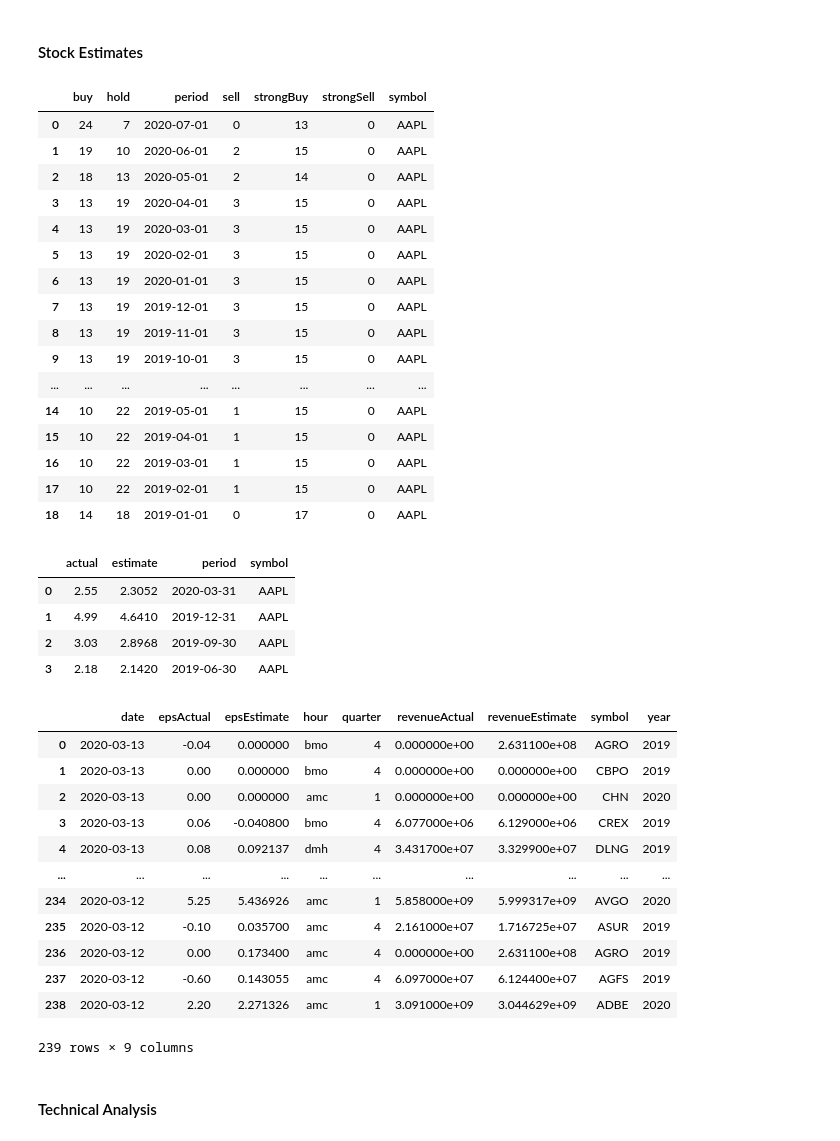
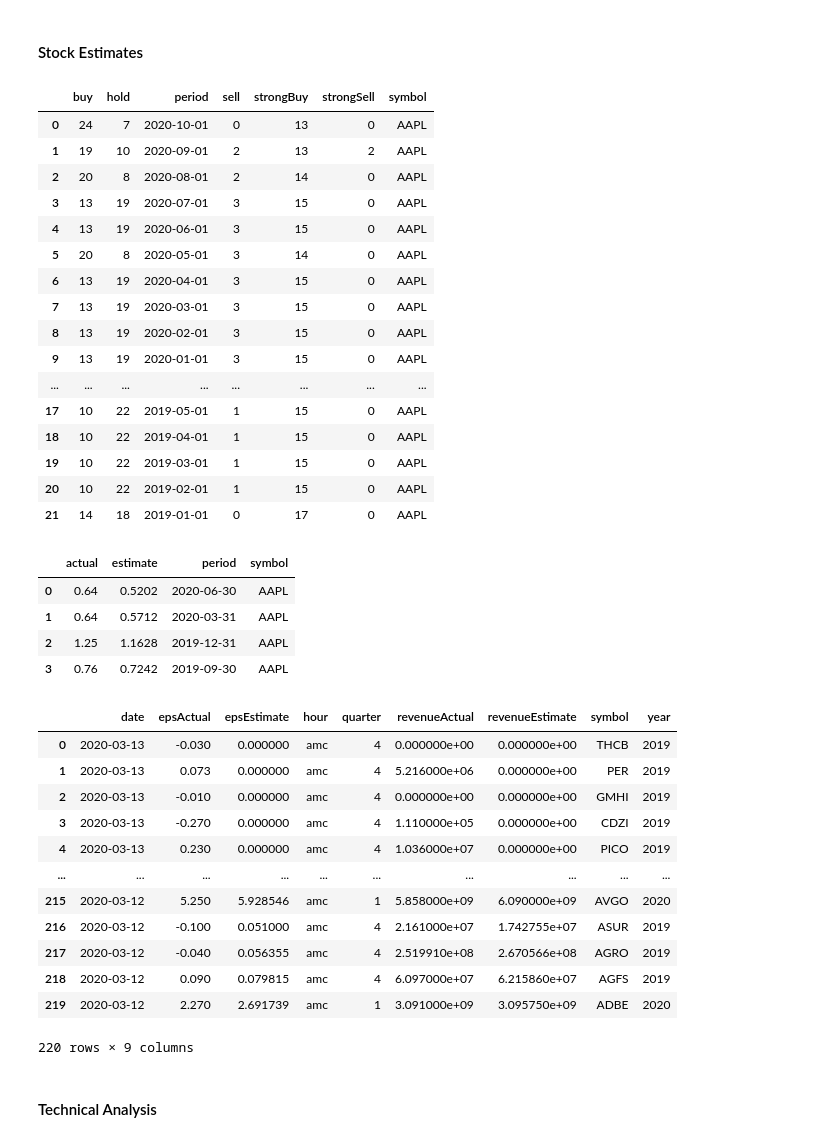
Before and after one commit to sfu-db/dataprep, a Jupyter notebook: examples/DataConnector_Finnhub.ipynb, the cells around one changed output. Drawn from its saved outputs; the diff is of its cells as text; code cells hidden in the pictures.

```diff
--- a/examples/DataConnector_Finnhub.ipynb
+++ b/examples/DataConnector_Finnhub.ipynb
@@ -27,9 +21,8 @@ sys.path.append("/home/pallavi/git/ra/dataprep")
 # %%
 from dataprep.connector import Connector
 
-auth_token = '<Your API Key>'
+auth_token = '<Insert your token>'
 dc = Connector('finnhub', _auth={"access_token":auth_token})
-
 dc
 # %% [output]
 <dataprep.connector.connector.Connector at 0x...>
@@ -167,52 +160,52 @@ df
 # %% [markdown]
 #### Stock Estimates
 # %%
-df = dc.query('recommendations', symbol='AAPL')
+df = await dc.query('recommendations', symbol='AAPL')
 df
 # %% [output]
 |  | buy | hold | period | sell | strongBuy | strongSell | symbol |
-| 0 | 24 | 7 | 2020-07-01 | 0 | 13 | 0 | AAPL |
-| 1 | 19 | 10 | 2020-06-01 | 2 | 15 | 0 | AAPL |
-| 2 | 18 | 13 | 2020-05-01 | 2 | 14 | 0 | AAPL |
-| 3 | 13 | 19 | 2020-04-01 | 3 | 15 | 0 | AAPL |
-| 4 | 13 | 19 | 2020-03-01 | 3 | 15 | 0 | AAPL |
-| 5 | 13 | 19 | 2020-02-01 | 3 | 15 | 0 | AAPL |
-| 6 | 13 | 19 | 2020-01-01 | 3 | 15 | 0 | AAPL |
-| 7 | 13 | 19 | 2019-12-01 | 3 | 15 | 0 | AAPL |
-| 8 | 13 | 19 | 2019-11-01 | 3 | 15 | 0 | AAPL |
-| 9 | 13 | 19 | 2019-10-01 | 3 | 15 | 0 | AAPL |
+| 0 | 24 | 7 | 2020-10-01 | 0 | 13 | 0 | AAPL |
+| 1 | 19 | 10 | 2020-09-01 | 2 | 13 | 2 | AAPL |
+| 2 | 20 | 8 | 2020-08-01 | 2 | 14 | 0 | AAPL |
+| 3 | 13 | 19 | 2020-07-01 | 3 | 15 | 0 | AAPL |
+| 4 | 13 | 19 | 2020-06-01 | 3 | 15 | 0 | AAPL |
+| 5 | 20 | 8 | 2020-05-01 | 3 | 14 | 0 | AAPL |
+| 6 | 13 | 19 | 2020-04-01 | 3 | 15 | 0 | AAPL |
+| 7 | 13 | 19 | 2020-03-01 | 3 | 15 | 0 | AAPL |
+| 8 | 13 | 19 | 2020-02-01 | 3 | 15 | 0 | AAPL |
+| 9 | 13 | 19 | 2020-01-01 | 3 | 15 | 0 | AAPL |
 | ... | ... | ... | ... | ... | ... | ... | ... |
-| 14 | 10 | 22 | 2019-05-01 | 1 | 15 | 0 | AAPL |
-| 15 | 10 | 22 | 2019-04-01 | 1 | 15 | 0 | AAPL |
-| 16 | 10 | 22 | 2019-03-01 | 1 | 15 | 0 | AAPL |
-| 17 | 10 | 22 | 2019-02-01 | 1 | 15 | 0 | AAPL |
-| 18 | 14 | 18 | 2019-01-01 | 0 | 17 | 0 | AAPL |
+| 17 | 10 | 22 | 2019-05-01 | 1 | 15 | 0 | AAPL |
+| 18 | 10 | 22 | 2019-04-01 | 1 | 15 | 0 | AAPL |
+| 19 | 10 | 22 | 2019-03-01 | 1 | 15 | 0 | AAPL |
+| 20 | 10 | 22 | 2019-02-01 | 1 | 15 | 0 | AAPL |
+| 21 | 14 | 18 | 2019-01-01 | 0 | 17 | 0 | AAPL |
 # %%
-df = dc.query('earnings', symbol='AAPL')
+df = await dc.query('earnings', symbol='AAPL')
 df
 # %% [output]
 |  | actual | estimate | period | symbol |
-| 0 | 2.55 | 2.3052 | 2020-03-31 | AAPL |
-| 1 | 4.99 | 4.6410 | 2019-12-31 | AAPL |
-| 2 | 3.03 | 2.8968 | 2019-09-30 | AAPL |
-| 3 | 2.18 | 2.1420 | 2019-06-30 | AAPL |
+| 0 | 0.64 | 0.5202 | 2020-06-30 | AAPL |
+| 1 | 0.64 | 0.5712 | 2020-03-31 | AAPL |
+| 2 | 1.25 | 1.1628 | 2019-12-31 | AAPL |
+| 3 | 0.76 | 0.7242 | 2019-09-30 | AAPL |
 # %%
-df = dc.query('earnings_calender', from_="2020-03-12", to="2020-03-15")
+df = await dc.query('earnings_calender', from_="2020-03-12", to="2020-03-15")
 df
 # %% [output]
 |  | date | epsActual | epsEstimate | hour | quarter | revenueActual | revenueEstimate | symbol | year |
-| 0 | 2020-03-13 | -0.04 | 0.000000 | bmo | 4 | 0.000000e+00 | 2.631100e+08 | AGRO | 2019 |
-| 1 | 2020-03-13 | 0.00 | 0.000000 | bmo | 4 | 0.000000e+00 | 0.000000e+00 | CBPO | 2019 |
-| 2 | 2020-03-13 | 0.00 | 0.000000 | amc | 1 | 0.000000e+00 | 0.000000e+00 | CHN | 2020 |
-| 3 | 2020-03-13 | 0.06 | -0.040800 | bmo | 4 | 6.077000e+06 | 6.129000e+06 | CREX | 2019 |
-| 4 | 2020-03-13 | 0.08 | 0.092137 | dmh | 4 | 3.431700e+07 | 3.329900e+07 | DLNG | 2019 |
+| 0 | 2020-03-13 | -0.030 | 0.000000 | amc | 4 | 0.000000e+00 | 0.000000e+00 | THCB | 2019 |
+| 1 | 2020-03-13 | 0.073 | 0.000000 | amc | 4 | 5.216000e+06 | 0.000000e+00 | PER | 2019 |
+| 2 | 2020-03-13 | -0.010 | 0.000000 | amc | 4 | 0.000000e+00 | 0.000000e+00 | GMHI | 2019 |
+| 3 | 2020-03-13 | -0.270 | 0.000000 | amc | 4 | 1.110000e+05 | 0.000000e+00 | CDZI | 2019 |
+| 4 | 2020-03-13 | 0.230 | 0.000000 | amc | 4 | 1.036000e+07 | 0.000000e+00 | PICO | 2019 |
 | ... | ... | ... | ... | ... | ... | ... | ... | ... | ... |
-| 234 | 2020-03-12 | 5.25 | 5.436926 | amc | 1 | 5.858000e+09 | 5.999317e+09 | AVGO | 2020 |
-| 235 | 2020-03-12 | -0.10 | 0.035700 | amc | 4 | 2.161000e+07 | 1.716725e+07 | ASUR | 2019 |
-| 236 | 2020-03-12 | 0.00 | 0.173400 | amc | 4 | 0.000000e+00 | 2.631100e+08 | AGRO | 2019 |
-| 237 | 2020-03-12 | -0.60 | 0.143055 | amc | 4 | 6.097000e+07 | 6.124400e+07 | AGFS | 2019 |
-| 238 | 2020-03-12 | 2.20 | 2.271326 | amc | 1 | 3.091000e+09 | 3.044629e+09 | ADBE | 2020 |
+| 215 | 2020-03-12 | 5.250 | 5.928546 | amc | 1 | 5.858000e+09 | 6.090000e+09 | AVGO | 2020 |
+| 216 | 2020-03-12 | -0.100 | 0.051000 | amc | 4 | 2.161000e+07 | 1.742755e+07 | ASUR | 2019 |
+| 217 | 2020-03-12 | -0.040 | 0.056355 | amc | 4 | 2.519910e+08 | 2.670566e+08 | AGRO | 2019 |
+| 218 | 2020-03-12 | 0.090 | 0.079815 | amc | 4 | 6.097000e+07 | 6.215860e+07 | AGFS | 2019 |
+| 219 | 2020-03-12 | 2.270 | 2.691739 | amc | 1 | 3.091000e+09 | 3.095750e+09 | ADBE | 2020 |
-239 rows × 9 columns
+220 rows × 9 columns
 # %% [markdown]
 #### Technical Analysis
 # %%
```
Also changed, not shown: parts of 9 cells of this notebook, 2 other files.
